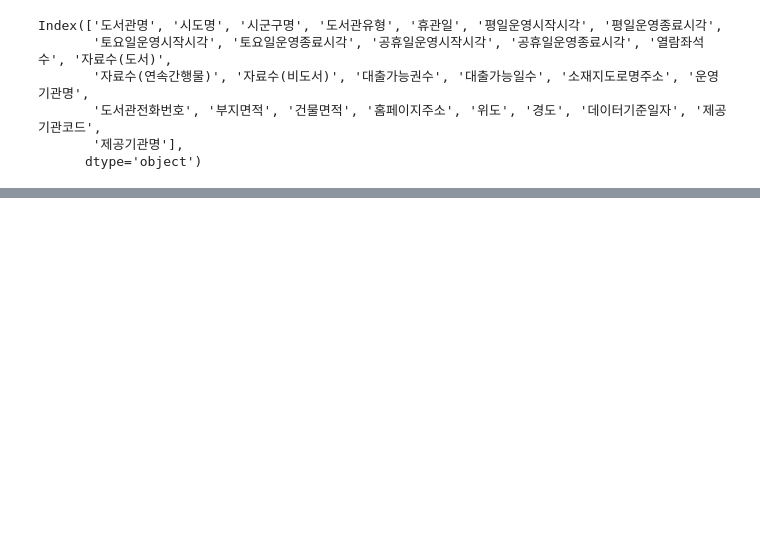
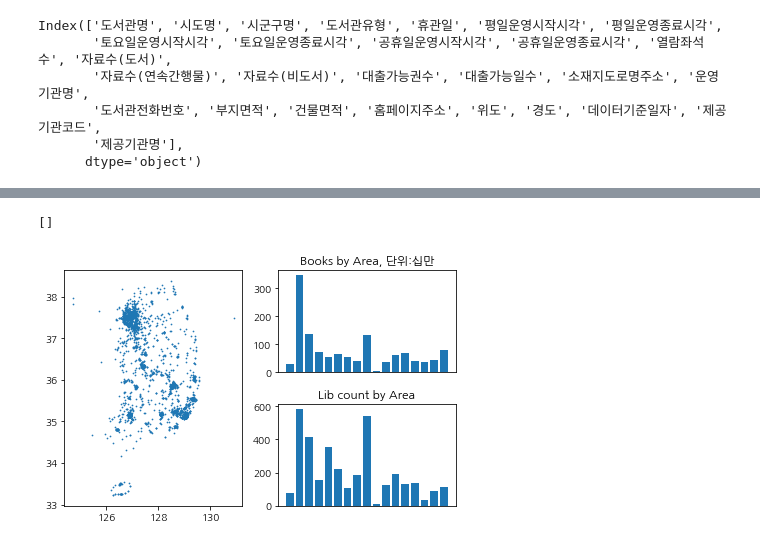
Before and after one commit to lee4339/BigDataStudy, a Jupyter notebook: AI-3/DAY07/DAY07-2.ipynb, the cells around one changed output, grey strips where cells are left out. Drawn from its saved outputs; the diff is of its cells as text; code cells hidden in the pictures; blank space fills up the shorter version.

```diff
--- a/AI-3/DAY07/DAY07-2.ipynb
+++ b/AI-3/DAY07/DAY07-2.ipynb
@@ -33,0 +68,17 @@ Name: 위도, Length: 3484, dtype: float64
+# %%
+fig = plt.figure(tight_layout=True)
+left = fig.add_subplot(1,2,1)
+left.scatter(data['경도'], data['위도'], s=0.5)
+
+top = fig.add_subplot(2,2,2)
+top.bar(g_data.index, g_data.iloc[:,0]/10**5)  # 100000
+top.set_title('Books by Area, 단위:십만')
+top.set_xticks([])
+
+bot = fig.add_subplot(2,2,4)
+bot.bar(g_data.index, g_data.iloc[:,1])
+bot.set_title('Lib count by Area')
+bot.set_xticks([])
+# %% [output]
+[]
+[figure, added]
```
Also changed, not shown: parts of 4 cells of this notebook, 1 other file.
